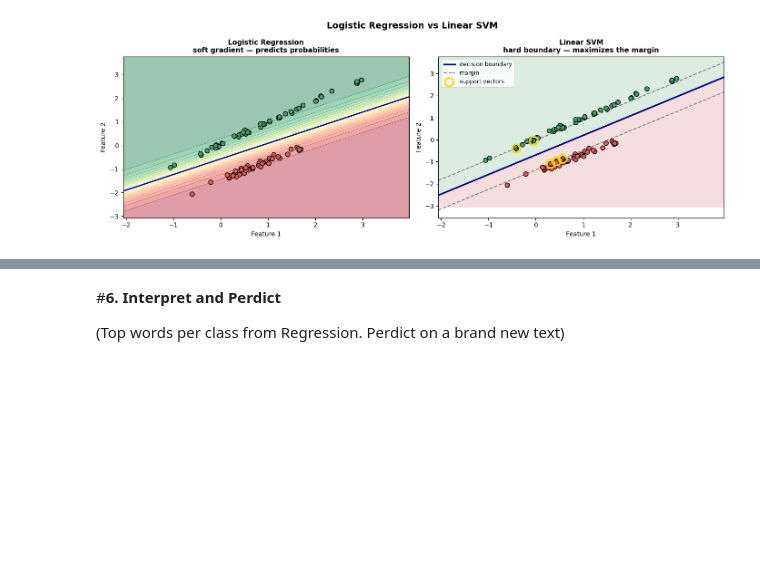
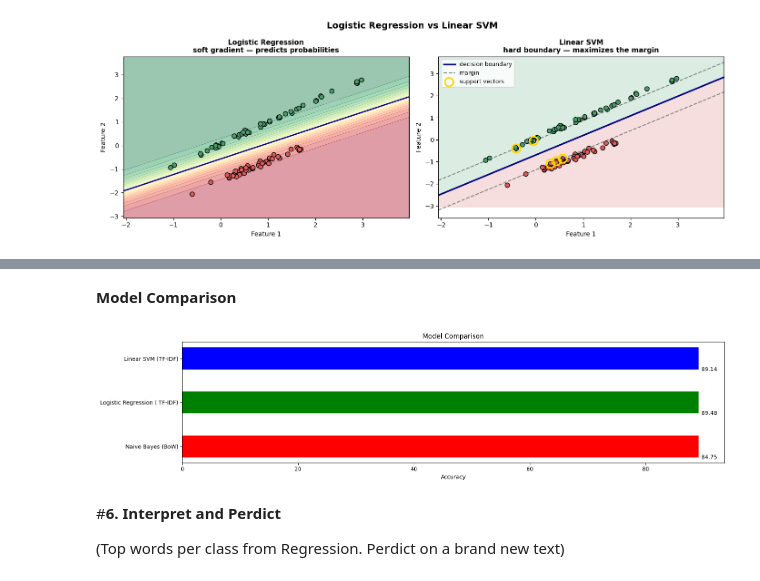
Before and after one commit to ramjason05/Nlp_Ai_Club_Workshop, a Jupyter notebook: NLP_Workshop_Host.ipynb, the cells around one changed output, grey strips where cells are left out. Drawn from its saved outputs; the diff is of its cells as text; code cells hidden in the pictures; blank space fills up the shorter version.

```diff
--- a/NLP_Workshop_Host.ipynb
+++ b/NLP_Workshop_Host.ipynb
@@ -520,3 +575,23 @@ plt.show()
+# %% [markdown]
+**Model Comparison**
+# %%
+names = list(results.keys()) #grabbing the models themselves
+accs = [r['accuracy']* 100 for r in results.values()]
+
+fig, ax = plt.subplots(figsize=(16,4))
+bars = ax.barh(names, acc, color=['red','green','blue'], height=0.5)
+ax.set_xlabel('Accuracy')
+ax.set_title('Model Comparison')
+
+for bar, acc in zip(bars, accs):
+  ax.text(bar.get_width() + 0.5, bar.get_y(),
+          f'{acc:.2f}', va='center')
+#va = vertical alignment
+
+plt.tight_layout()
+plt.show()
+# %% [output]
+[figure, added]
 # %% [markdown]
 #**6. Interpret and Perdict**
 
```
Also changed, not shown: parts of 7 cells of this notebook.
